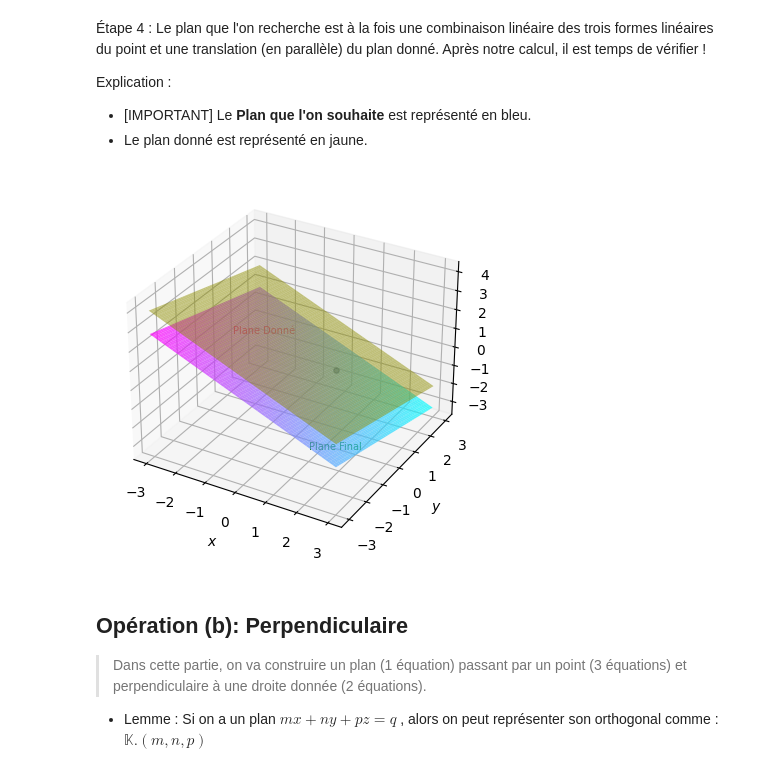
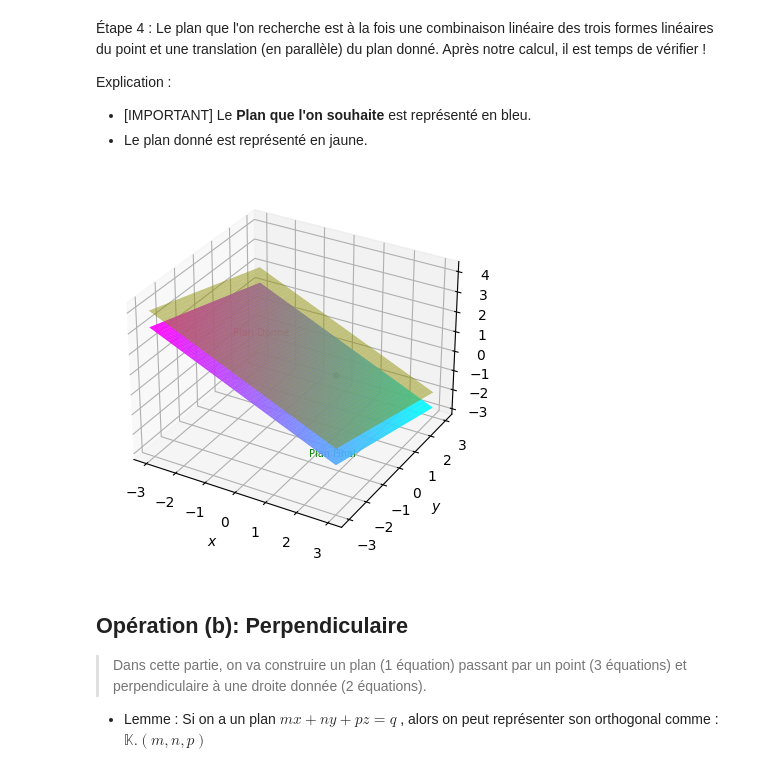
Before and after one commit to Languisher/Projects-2023, a Jupyter notebook: Projet_AL/Projet_Final.ipynb, the cells around one changed output. Drawn from its saved outputs; the diff is of its cells as text; code cells hidden in the pictures.

```diff
--- a/Projet_AL/Projet_Final.ipynb
+++ b/Projet_AL/Projet_Final.ipynb
@@ -189,9 +189,9 @@ def parallel(point=Point(), plan=Plan()):
                                         lamda*point.params[0][2] + mu*point.params[1][2] + gamma*point.params[2][2] - plan.params[0][2]], [lamda, mu, gamma]) # lambda * c1 + mu * c2 + gamma * c3 = p
 
 
-     point_func = sp.Matrix([[point.params[0][0], point.params[0][1], point.params[0][2], -point.params[0][3]], # a1, b1, c1, -d1
-                             [point.params[1][0], point.params[1][1], point.params[1][2], -point.params[1][3]], # a2, b2, c2, -d2
-                             [point.params[2][0], point.params[2][1], point.params[2][2], -point.params[2][3]], # a3, b3, c3, -d3
+     point_func = sp.Matrix([[point.params[0][0], point.params[0][1], point.params[0][2], point.params[0][3]], # a1, b1, c1, -d1
+                             [point.params[1][0], point.params[1][1], point.params[1][2], point.params[1][3]], # a2, b2, c2, -d2
+                             [point.params[2][0], point.params[2][1], point.params[2][2], point.params[2][3]], # a3, b3, c3, -d3
                              ])
 
      coefficients = sp.Matrix([lamda, mu, gamma]).subs(parametre_lambda_gamma_mu).transpose()
@@ -404,34 +404,35 @@ plan_nouveau_Z = ((n_lamda * point_intersection.params[0][3] + \
                  n_mu * point_intersection.params[1][3] + \
                  n_gamma * point_intersection.params[2][3]) - \
                  (n_lamda * point_intersection.params[0][0] +
                    n_mu * point_intersection.params[1][0] +
                    n_gamma * point_intersection.params[2][0]) * X - \
                  (n_lamda * point_intersection.params[0][1] +
                   n_mu * point_intersection.params[1][1] +
                   n_gamma * point_intersection.params[2][1]) * Y) / \
                  (n_lamda * point_intersection.params[0][2] +
                   n_mu * point_intersection.params[1][2] +
                   n_gamma * point_intersection.params[2][2])
 
 
 plan_final_Z = (plan_final.params[0][3] -
                 plan_final.params[0][0] * X -
                 plan_final.params[0][1] * Y) / plan_final.params[0][2]
 
 ax.plot_surface(X, Y, plan_final_Z, cmap="cool", alpha=0.7)
 ax.scatter(point_commun[x], point_commun[y], point_commun[z], color="black", s=15, alpha=0.5)
+ax.plot_surface(X, Y, plan_nouveau_Z, cmap="cool", alpha=0.8)
 ax.set_xlabel("$x$")
 ax.set_ylabel("$y$")
 ax.set_zlabel("$z$")
 # ax.view_init(azim=75, elev=15)
 
 ax.text(1, -1, -3, f'Plan Final', fontsize=7, color="green")
 
 ax.text(-1.5, -1, 2, f'Plan Donné', fontsize=7, color="red")
 plt.savefig("./a4.pdf")
 plt.show()
 # %% [output]
-[figure, old version]
+[figure, new version]
 # %% [markdown]
 ## Opération (b): Perpendiculaire
 
```
Also changed, not shown: parts of 28 cells of this notebook, 14 other files.
